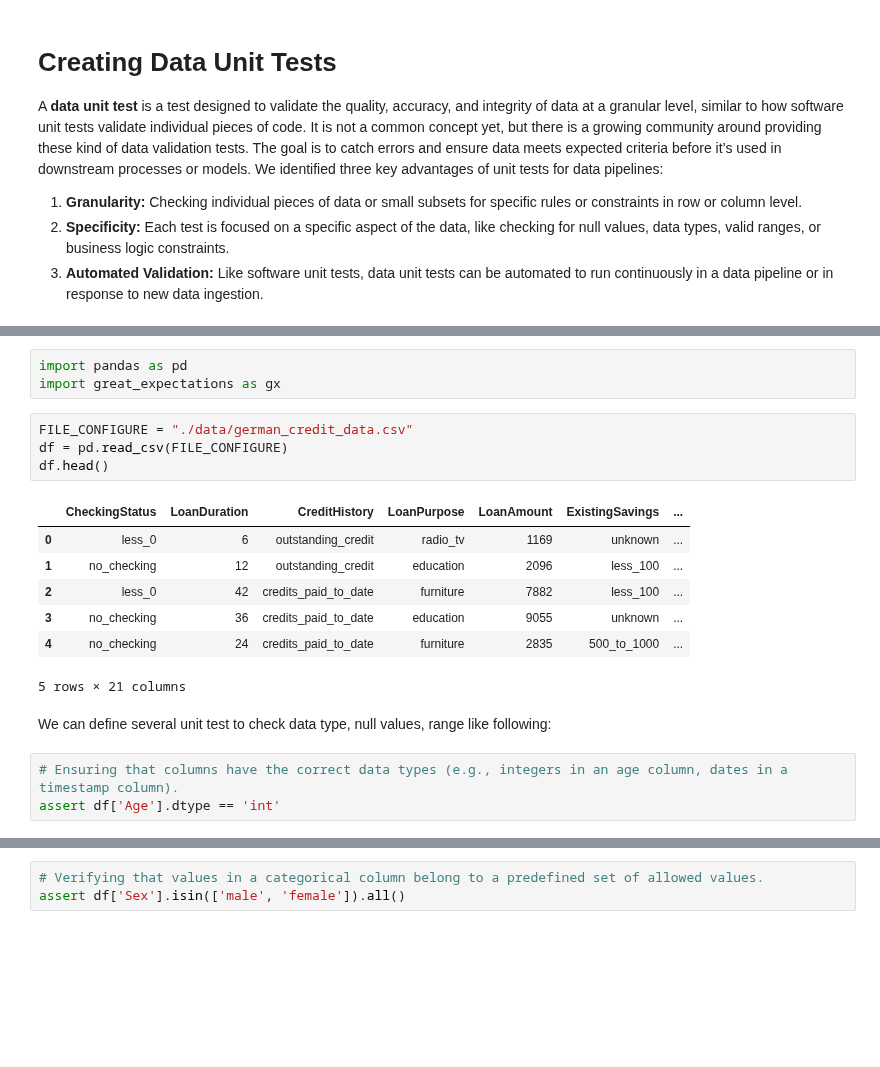
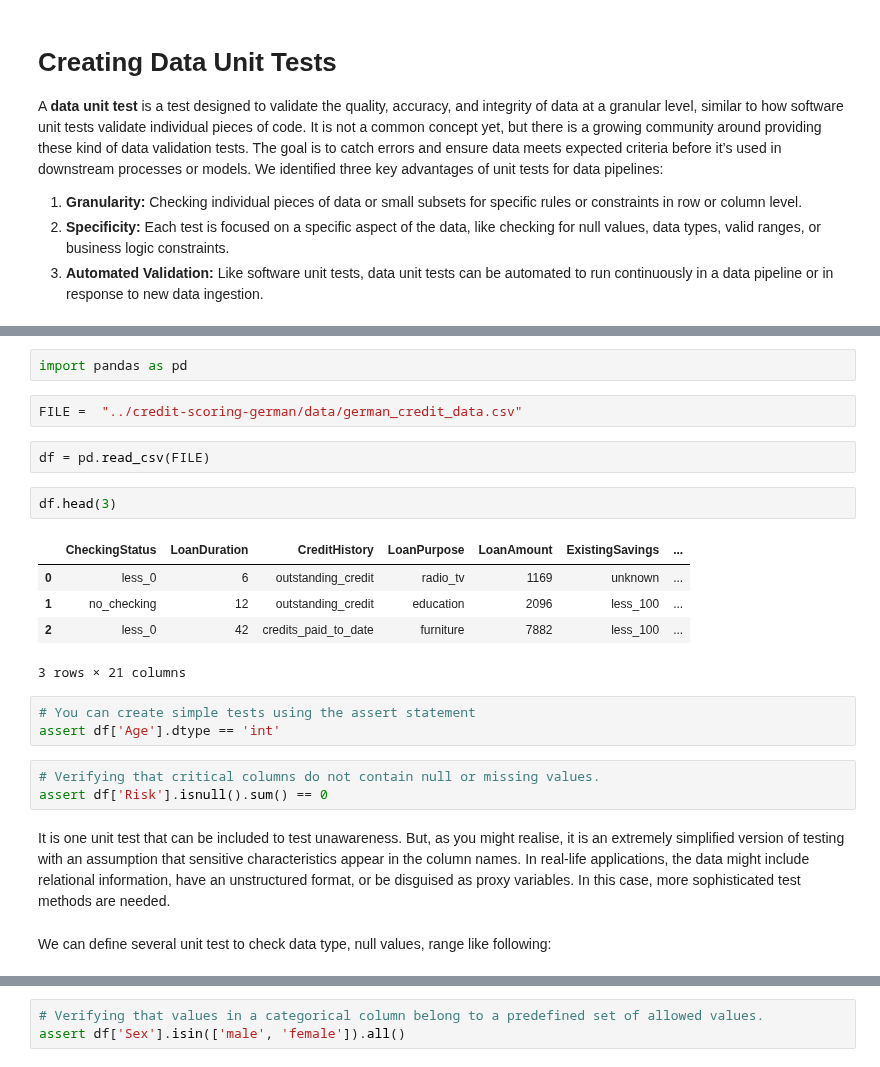
Before and after one commit to asabuncuoglu13/faid, a Jupyter notebook: demos/data-unit-tests/demo-data-unit-tests.ipynb, the cells around one changed output, grey strips where cells are left out. Drawn from its saved outputs; the diff is of its cells as text; blank space fills up the shorter version.

Commit message:
data-unit bias-metric update

```diff
--- a/demos/data-unit-tests/demo-data-unit-tests.ipynb
+++ b/demos/data-unit-tests/demo-data-unit-tests.ipynb
@@ -9,20 +17,24 @@ A **data unit test** is a test designed to validate the quality, accuracy, and i
 # %%
 import pandas as pd
-import great_expectations as gx
-# %%
-FILE_CONFIGURE = "./data/german_credit_data.csv"
-df = pd.read_csv(FILE_CONFIGURE)
-df.head()
-# %% [output]
-|  | CheckingStatus | LoanDuration | CreditHistory | LoanPurpose | LoanAmount | ExistingSavings | ... |
-| 0 | less_0 | 6 | outstanding_credit | radio_tv | 1169 | unknown | ... |
-| 1 | no_checking | 12 | outstanding_credit | education | 2096 | less_100 | ... |
-| 2 | less_0 | 42 | credits_paid_to_date | furniture | 7882 | less_100 | ... |
-| 3 | no_checking | 36 | credits_paid_to_date | education | 9055 | unknown | ... |
-| 4 | no_checking | 24 | credits_paid_to_date | furniture | 2835 | 500_to_1000 | ... |
-5 rows × 21 columns
+# %%
+FILE =  "../credit-scoring-german/data/german_credit_data.csv"
+# %%
+df = pd.read_csv(FILE)
+# %%
+df.head(3)
+# %% [output]
+|  | CheckingStatus | LoanDuration | CreditHistory | LoanPurpose | LoanAmount | ExistingSavings | ... |
+| 0 | less_0 | 6 | outstanding_credit | radio_tv | 1169 | unknown | ... |
+| 1 | no_checking | 12 | outstanding_credit | education | 2096 | less_100 | ... |
+| 2 | less_0 | 42 | credits_paid_to_date | furniture | 7882 | less_100 | ... |
+3 rows × 21 columns
+# %%
+# You can create simple tests using the assert statement
+assert df['Age'].dtype == 'int'
+# %%
+# Verifying that critical columns do not contain null or missing values.
+assert df['Risk'].isnull().sum() == 0
+# %% [markdown]
+It is one unit test that can be included to test unawareness. But, as you might realise, it is an extremely simplified version of testing with an assumption that sensitive characteristics appear in the column names. In real-life applications, the data might include relational information, have an unstructured format, or be disguised as proxy variables. In this case, more sophisticated test methods are needed.
 # %% [markdown]
 We can define several unit test to check data type, null values, range like following:
-# %%
-# Ensuring that columns have the correct data types (e.g., integers in an age column, dates in a timestamp column).
-assert df['Age'].dtype == 'int'
```
Also changed, not shown: parts of 13 cells of this notebook, 5 other files.
